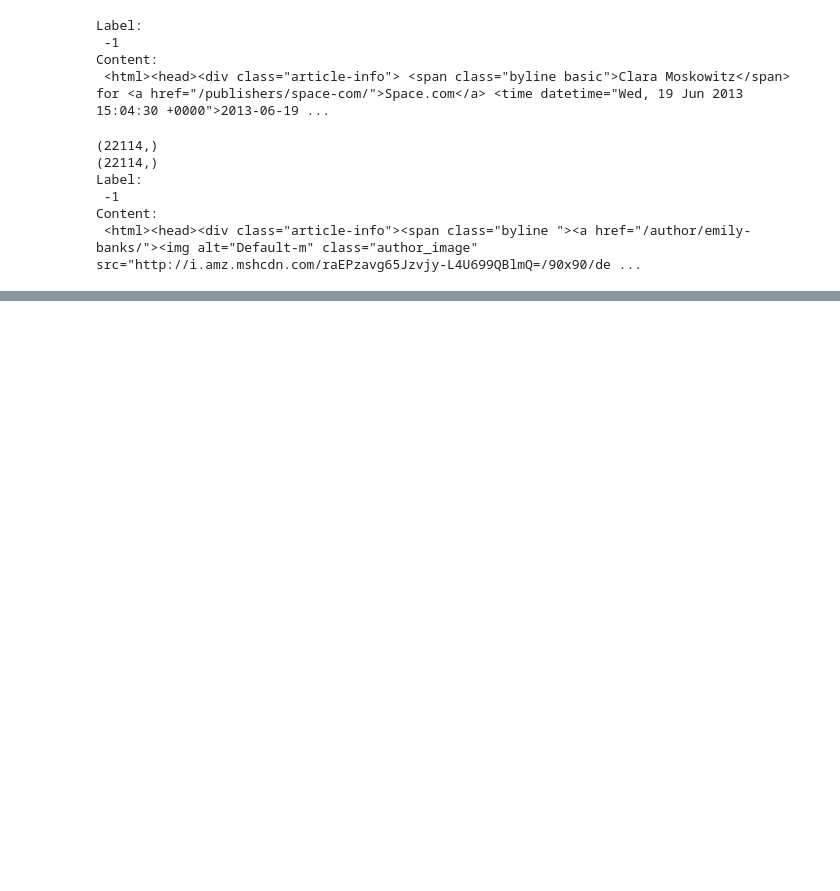
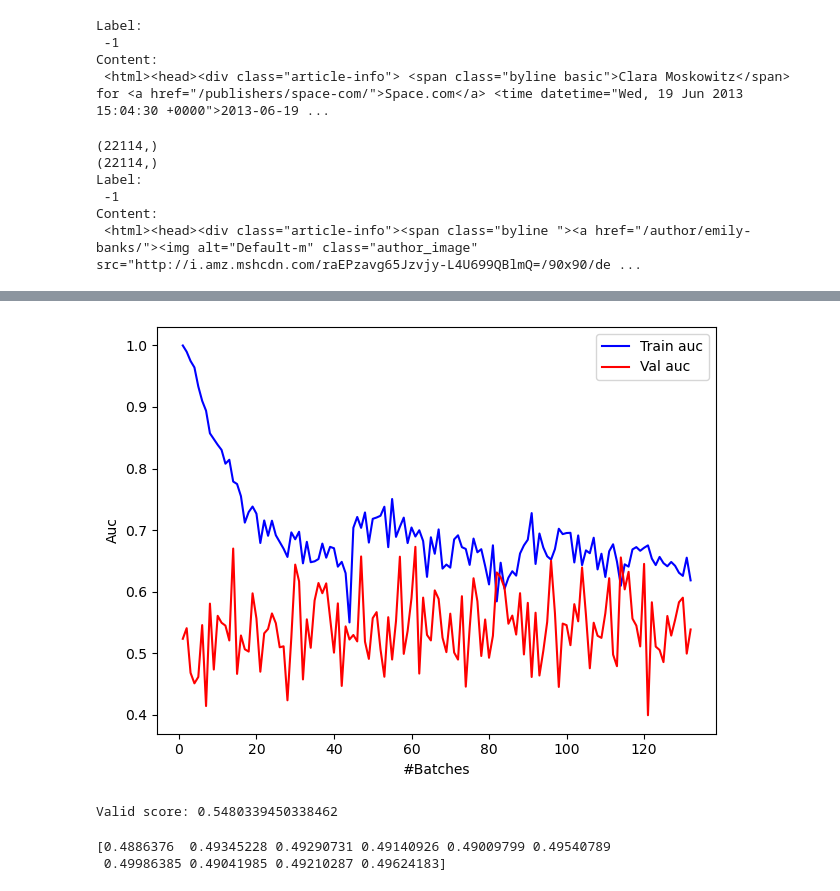
Before and after one commit to DLDaLao2/DeepLearningCups, a Jupyter notebook: Cup1/Cup1.ipynb, the cells around one changed output, grey strips where cells are left out. Cells and saved outputs as stored; diff of their text form; code cells hidden in the pictures; blank space fills up the shorter version.

```diff
--- a/Cup1/Cup1.ipynb
+++ b/Cup1/Cup1.ipynb
@@ -177,0 +239,28 @@ for i in range(100):
+# %%
+train_auc, val_auc = [], []
+iters = 3
+batch_size = 512
+classes = np.array([-1, 1])
+
+# train_tfidf = tfidf.transform(X_train).toarray()
+# valid_tfidf = tfidf.transform(X_valid).toarray()
+
+for i in range(iters):
+    print(f"epoch: {i+1}/{iters}")
+    train_batches = random_mini_batches(X_train, y_train, batch_size)
+    valid_batches = random_mini_batches(X_valid, y_valid, int(batch_size * 0.2))
+    idx = 0
+    for train_batch in train_batches:
+        x_batch, y_batch = train_batch
+        x_batch = tfidf.transform(x_batch)
+        clf.partial_fit(x_batch, y_batch, classes=classes)
+        train_score = roc_auc_score(y_batch, clf.predict_proba(x_batch)[:,1])
+        train_auc.append(train_score)
+        print(f'[{(idx+1)*batch_size}/{X_train.shape[0]}]')
+        print(f'Train score: {train_score}')
+
+        x_batch, y_batch = valid_batches[idx]
+        valid_score = roc_auc_score(y_batch, clf.predict_proba(tfidf.transform(x_batch))[:,1])
+        val_auc.append(valid_score)
+        print(f'Valid score: {valid_score}')
+        idx+=1
@@ -177,0 +285,26 @@ for i in range(100):
+# %%
+import os
+if not os.path.exists('output'):
+    os.mkdir('output')
+
+import matplotlib.pyplot as plt
+
+plt.plot(range(1, len(train_auc)+1), train_auc, color='blue', label='Train auc')
+plt.plot(range(1, len(train_auc)+1), val_auc, color='red', label='Val auc')
+plt.legend(loc="best")
+plt.xlabel('#Batches')
+plt.ylabel('Auc')
+plt.tight_layout()
+plt.show()
+# %% [output]
+[figure, added]
+# %%
+valid_score = roc_auc_score(y_valid, clf.predict_proba(tfidf.transform(X_valid))[:,1])
+print(f'Valid score: {valid_score}')
+# %% [output]
+Valid score: 0.5480339450338462
+# %%
+print(clf.predict_proba(tfidf.transform(X_train[:10]))[:10,1])
+# %% [output]
+[0.4886376  0.49345228 0.49290731 0.49140926 0.49009799 0.49540789
+ 0.49986385 0.49041985 0.49210287 0.49624183]
```
Also changed, not shown: parts of 26 cells of this notebook, 1 other file.
